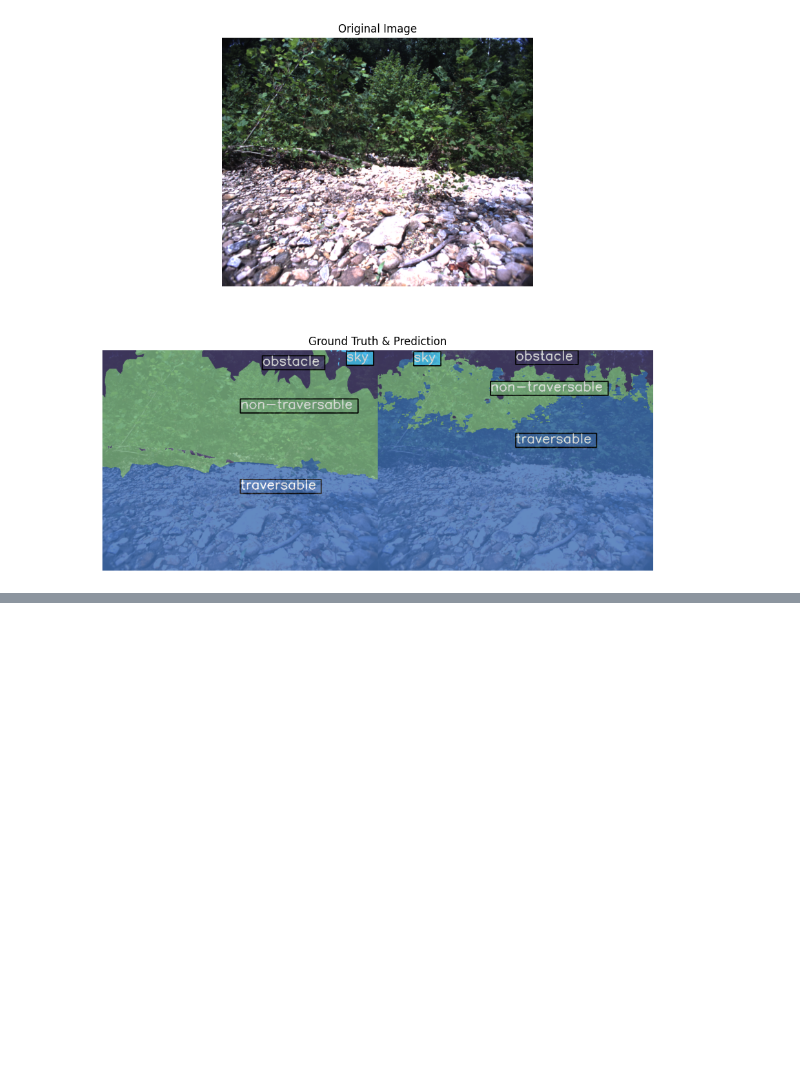
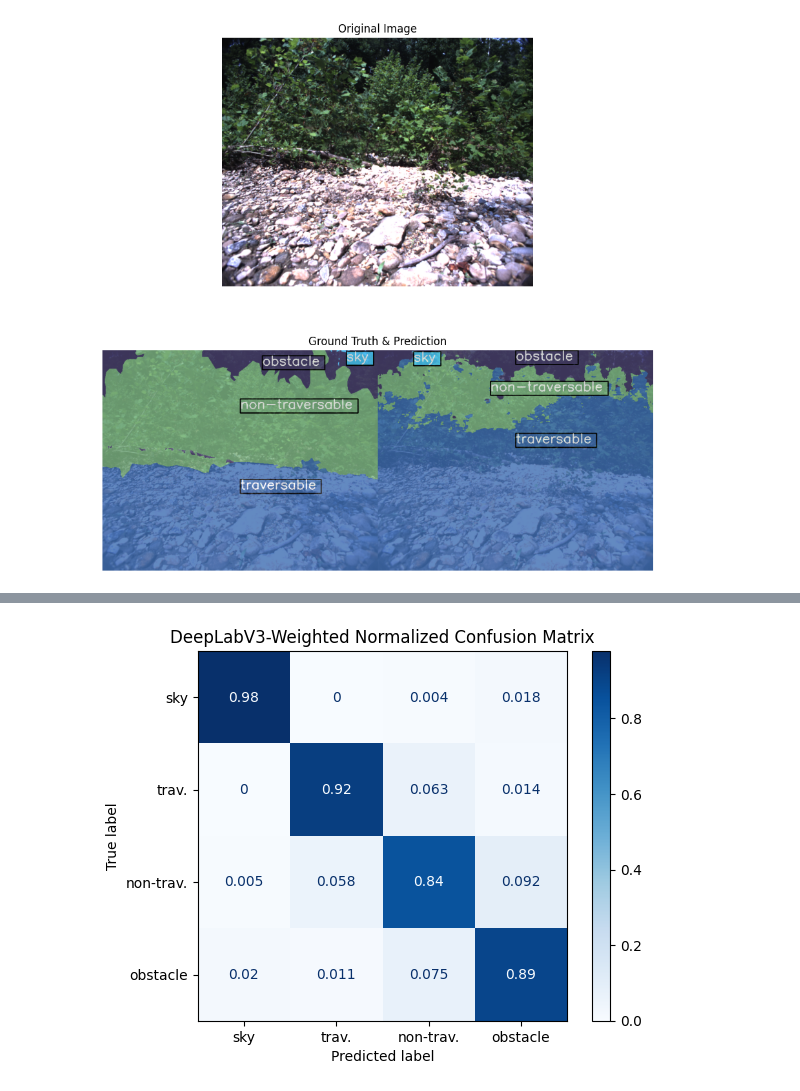
Before and after one commit to NoelVar/Transformer-Based-Terrain-Perception-for-Off-Road-Environments, a Jupyter notebook: notebooks/model_evaluation/03_rugdrellis_deeplabv3_8000.ipynb, the cells around one changed output, grey strips where cells are left out. Cells and saved outputs as stored; diff of their text form; code cells hidden in the pictures; blank space fills up the shorter version.

```diff
--- a/notebooks/model_evaluation/03_rugdrellis_deeplabv3_8000.ipynb
+++ b/notebooks/model_evaluation/03_rugdrellis_deeplabv3_8000.ipynb
@@ -28,0 +67,16 @@ plt.show()
+# %%
+cm = np.array([
+        [0.978, 0, 0.004, 0.018],
+        [0, 0.923, 0.063, 0.014],
+        [0.005, 0.058, 0.845, 0.092],
+        [0.02,  0.011, 0.075, 0.894]
+])
+
+disp = ConfusionMatrixDisplay(confusion_matrix=cm, display_labels=classes)
+disp.plot(
+    cmap=plt.cm.Blues
+)
+plt.title('DeepLabV3-Weighted Normalized Confusion Matrix')
+plt.show()
+# %% [output]
+[figure, added]
```
Also changed, not shown: parts of 3 cells of this notebook, 2 other files.
